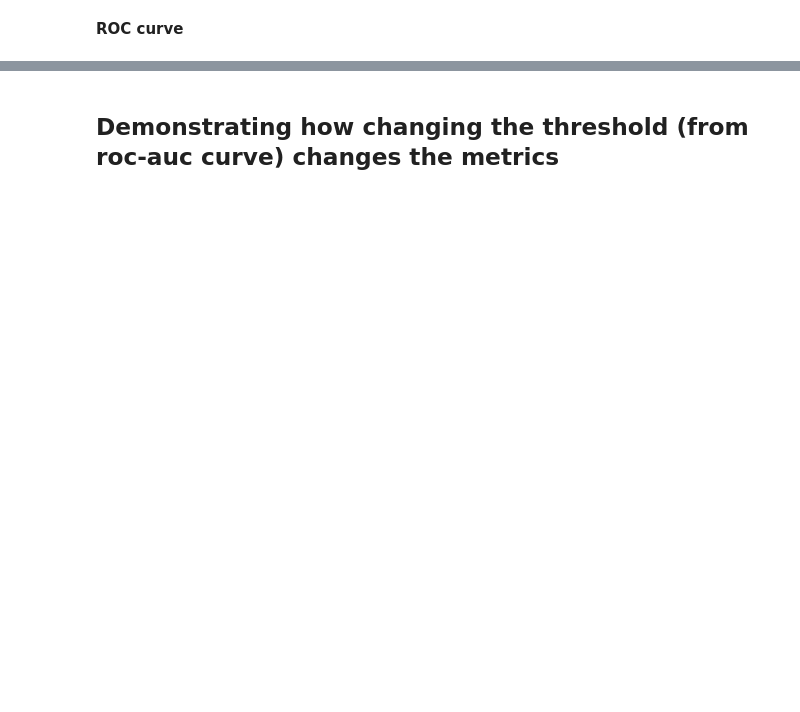
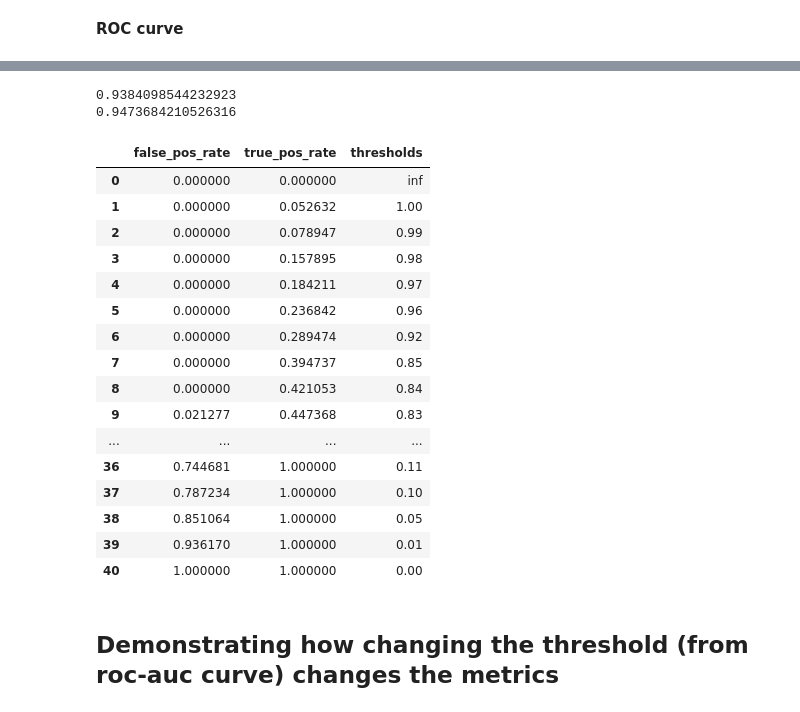
Before and after one commit to ayebaishmo/model_ml_problems, a Jupyter notebook: module1-define-ml-problems/DS_231_guided_project.ipynb, the cells around one changed output, grey strips where cells are left out. Cells and saved outputs as stored; diff of their text form; code cells hidden in the pictures; blank space fills up the shorter version.

```diff
--- a/module1-define-ml-problems/DS_231_guided_project.ipynb
+++ b/module1-define-ml-problems/DS_231_guided_project.ipynb
@@ -22,5 +22,5 @@ plot_roc_curve = RocCurveDisplay.from_estimator
 # %%
-pd.set_option('display.max_columns', 500)
+# pd.set_option('display.max_columns', 500)
 # %% [markdown]
 # Define ML problems
 
@@ -163,16 +251,41 @@ plot_confusion_matrix(..., ..., ...)
+# %%
+from sklearn.metrics import roc_auc_score
+print(roc_auc_score(y_val, model_lr.predict_proba(X_val)[:,-1]))
+print(roc_auc_score(y_val, model_rf.predict_proba(X_val)[:,-1]))
+# %% [output]
+0.9384098544232923
+0.9473684210526316
 # %%
 # Get predicted probabilities from model
 y_pred_prob = model_rf.predict_proba(X_val)[:, -1]
 
 # Input true labels and probability predictions
-fpr, tpr, thresholds = ...
+fpr, tpr, thresholds = roc_curve(y_val, y_pred_prob)
 
 # Put data into dictionary
 data = {'false_pos_rate': fpr,
         'true_pos_rate': tpr,
         'thresholds': thresholds}
 
 pd.DataFrame(data)
+# %% [output]
+|  | false_pos_rate | true_pos_rate | thresholds |
+| 0 | 0.000000 | 0.000000 | inf |
+| 1 | 0.000000 | 0.052632 | 1.00 |
+| 2 | 0.000000 | 0.078947 | 0.99 |
+| 3 | 0.000000 | 0.157895 | 0.98 |
+| 4 | 0.000000 | 0.184211 | 0.97 |
+| 5 | 0.000000 | 0.236842 | 0.96 |
+| 6 | 0.000000 | 0.289474 | 0.92 |
+| 7 | 0.000000 | 0.394737 | 0.85 |
+| 8 | 0.000000 | 0.421053 | 0.84 |
+| 9 | 0.021277 | 0.447368 | 0.83 |
+| ... | ... | ... | ... |
+| 36 | 0.744681 | 1.000000 | 0.11 |
+| 37 | 0.787234 | 1.000000 | 0.10 |
+| 38 | 0.851064 | 1.000000 | 0.05 |
+| 39 | 0.936170 | 1.000000 | 0.01 |
+| 40 | 1.000000 | 1.000000 | 0.00 |
 # %% [markdown]
 ## Demonstrating how changing the threshold (from roc-auc curve) changes the metrics
 # %%
```
Also changed, not shown: parts of 19 cells of this notebook.
